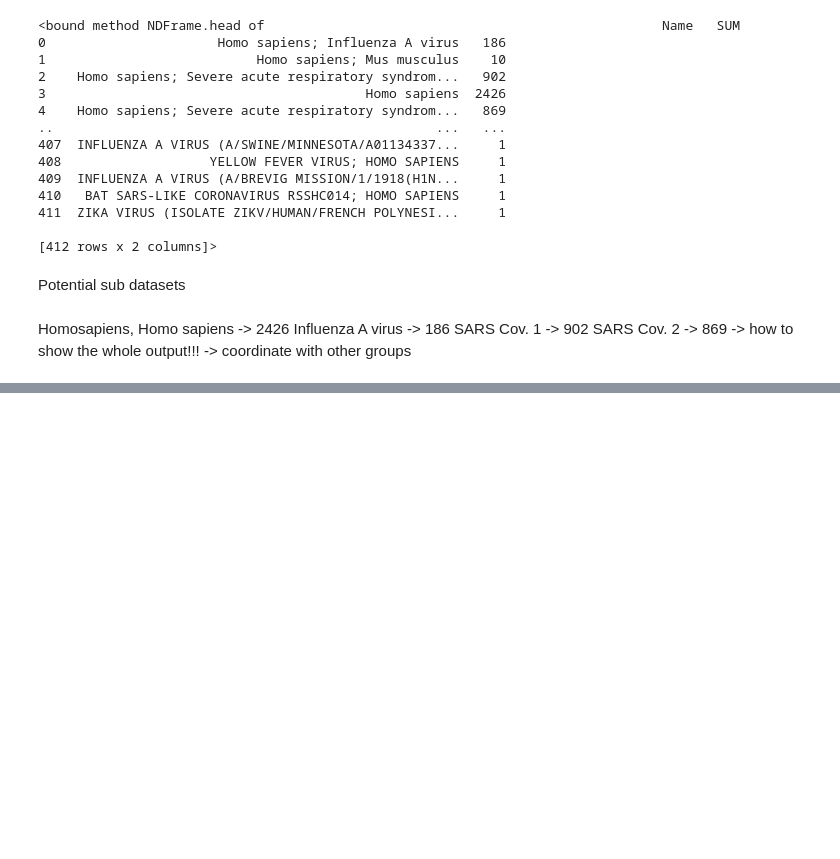
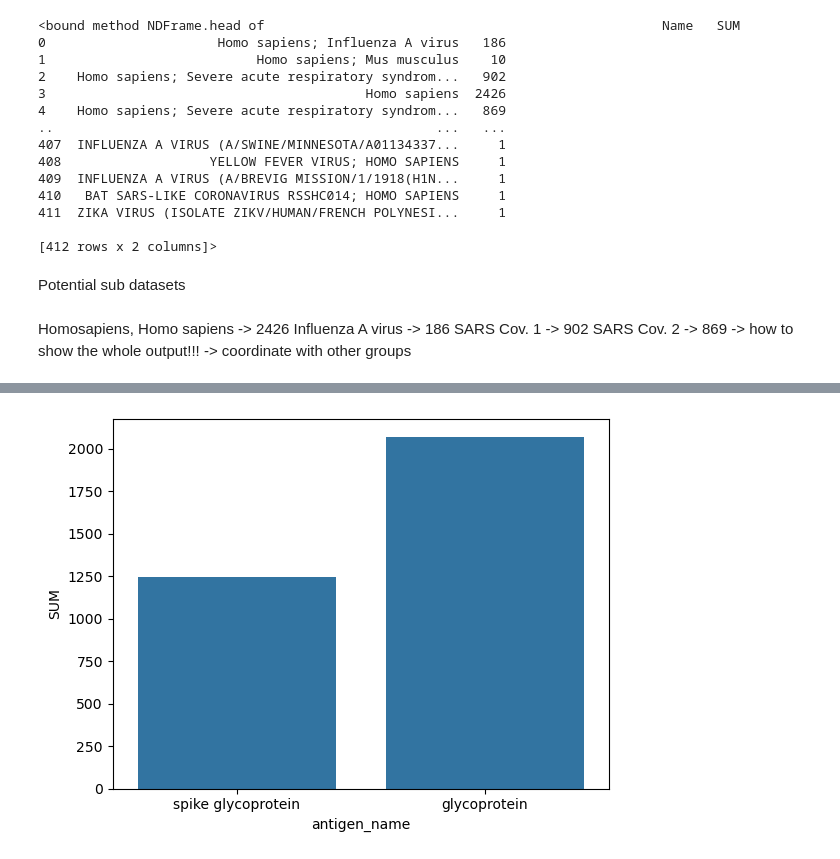
Before and after one commit to datascience-2025-group4/group04-team03, a Jupyter notebook: data_cleanup/exploring_columns.ipynb, the cells around one changed output, grey strips where cells are left out. Drawn from its saved outputs; the diff is of its cells as text; code cells hidden in the pictures; blank space fills up the shorter version.

Commit message:
Barplot experiment

```diff
--- a/data_cleanup/exploring_columns.ipynb
+++ b/data_cleanup/exploring_columns.ipynb
@@ -11,7 +11,7 @@ from tabulate import tabulate # package install: sudo apt install python3-tabula
 # load csv (comma-separated values) or tsv (tab-separated values)/ other types for even less memory use
 
 # good to knows
-df = pd.read_csv("/home/tomstraube/CODING/Data Analysis LINUX/group04-team03/data/ab_ag.tsv", sep="\t")
+df = pd.read_csv("../data/ab_ag.tsv", sep="\t")
 df.head() # shows head 5 rows can be index
 df.tail() # shows tail 5 rows can be index
 df.columns # shows all column names
@@ -193,7 +193,10 @@ counts = []
 # re.escape to deleted unwanted patterns from the strings (TODO What exactly happens!)
 # count contains the sum of rows of a subtype in organism_nomuliples (is iterating)
 # adding each count into the list counts
-counts = []
+
+# pd.notna(x) filtern der NaNs; str(x) jedes Element ist ein string
+organism_nomuliples = [str(x) for x in organism_nomuliples if pd.notna(x)]
+
 for keyword in organism_nomuliples:
     pattern = re.escape(keyword)
     count = df_clean["organism"].astype(str).str.count(pattern).sum()
@@ -239,0 +245,17 @@ SARS Cov. 2 -> 869
+# %%
+# Taking a look on organisms
+
+# creating a list of all organism
+ant_name = df_clean["antigen_name"].tolist()
+
+# exluding muliples by iteration
+ant_name_nomuliples = []
+for i in ant_name:
+  if i not in ant_name_nomuliples:
+    ant_name_nomuliples.append(i)
+
+# * with sep prints each element after one another
+print(*ant_name_nomuliples, sep="\n")
+
+# how many different organism types
+print(f"There are {len(ant_name_nomuliples)} different combinations/types of antigen_names")
@@ -239,0 +329,22 @@ SARS Cov. 2 -> 869
+# %%
+import seaborn as sns
+import matplotlib.pyplot as plt
+
+# Filtere den DataFrame
+#df_filtered = df_ant_name_sum[df_ant_name_sum['heavy_subclass'] == 'IGHV1']
+
+df_ant_name_sum_greater100 = df_ant_name_sum[df_ant_name_sum['SUM'] >= 1000]
+
+# Erstellet den Barplot
+sns.barplot(
+    data=df_ant_name_sum_greater100,         # DataFrame
+    x='antigen_name',              # x-Achse
+    y='SUM',                   #  y-Achse
+    #estimator='mean',         # Optionale Schätzung (Durchschnitt)
+    #errorbar=('ci', 95),      # Fehlerbalken (Konfidenzintervall von 95%)
+    orient='v'                # Vertikale Orientierung (horizontal h)
+)
+
+plt.show()  # Anzeigen des Plots
+# %% [output]
+[figure, added]
```
Also changed, not shown: parts of 3 cells of this notebook.
